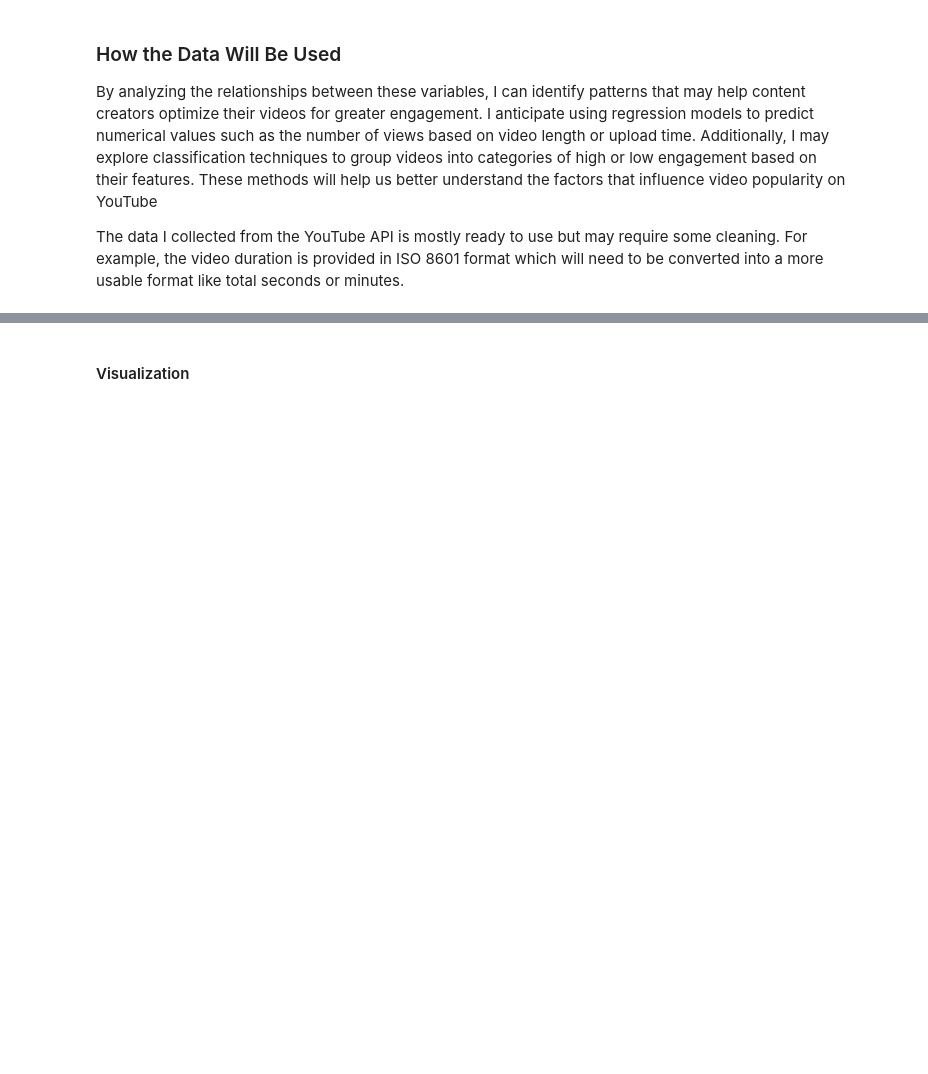
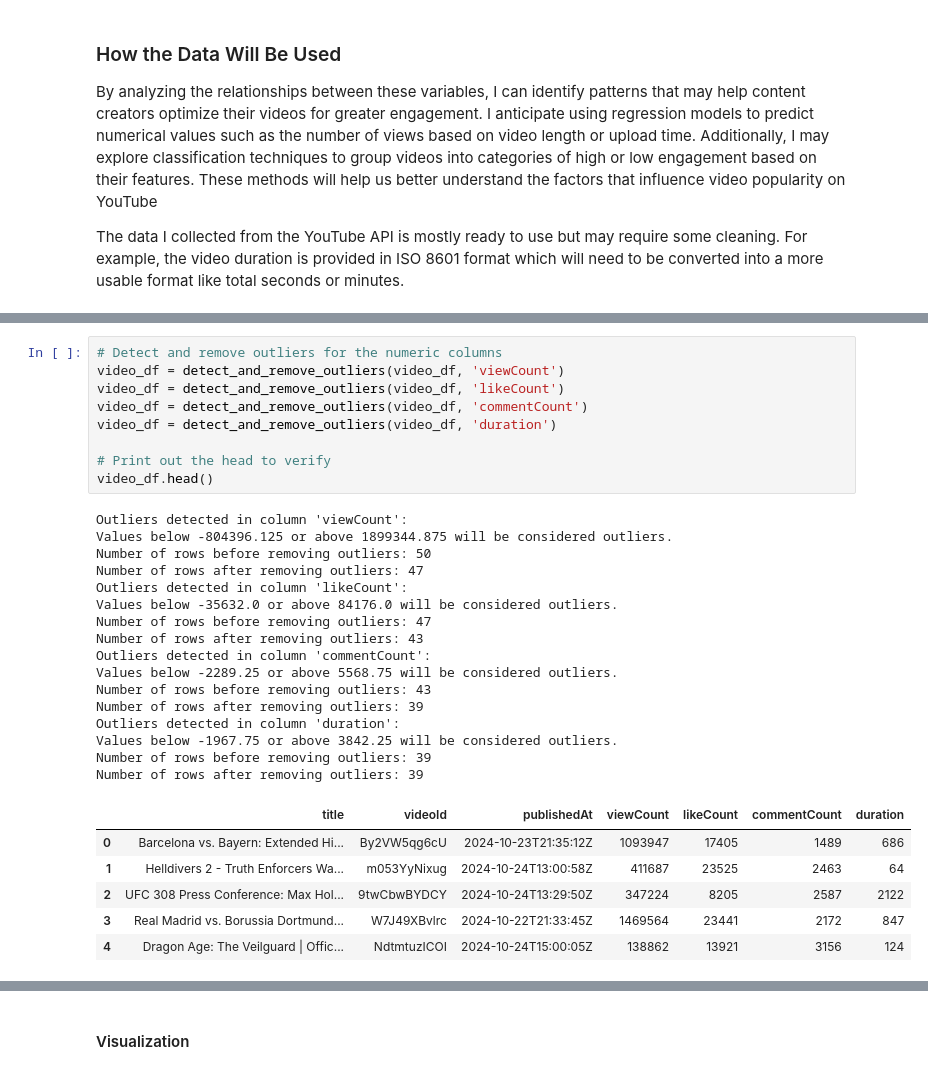
Before and after one commit to hewsAMH/youtubeProject, a Jupyter notebook: youtubeTrendingData.ipynb, the cells around one changed output, grey strips where cells are left out. Drawn from its saved outputs; the diff is of its cells as text; blank space fills up the shorter version.

```diff
--- a/youtubeTrendingData.ipynb
+++ b/youtubeTrendingData.ipynb
@@ -146,0 +238,32 @@ video_df['commentCount'] = pd.to_numeric(video_df['commentCount'], errors='coerc
+# %%
+# Detect and remove outliers for the numeric columns
+video_df = detect_and_remove_outliers(video_df, 'viewCount')
+video_df = detect_and_remove_outliers(video_df, 'likeCount')
+video_df = detect_and_remove_outliers(video_df, 'commentCount')
+video_df = detect_and_remove_outliers(video_df, 'duration')
+
+# Print out the head to verify
+video_df.head()
+# %% [output]
+Outliers detected in column 'viewCount':
+Values below -804396.125 or above 1899344.875 will be considered outliers.
+Number of rows before removing outliers: 50
+Number of rows after removing outliers: 47
+Outliers detected in column 'likeCount':
+Values below -35632.0 or above 84176.0 will be considered outliers.
+Number of rows before removing outliers: 47
+Number of rows after removing outliers: 43
+Outliers detected in column 'commentCount':
+Values below -2289.25 or above 5568.75 will be considered outliers.
+Number of rows before removing outliers: 43
+Number of rows after removing outliers: 39
+Outliers detected in column 'duration':
+Values below -1967.75 or above 3842.25 will be considered outliers.
+Number of rows before removing outliers: 39
+Number of rows after removing outliers: 39
+|  | title | videoId | publishedAt | viewCount | likeCount | commentCount | duration |
+| 0 | Barcelona vs. Bayern: Extended Hi... | By2VW5qg6cU | 2024-10-23T21:35:12Z | 1093947 | 17405 | 1489 | 686 |
+| 1 | Helldivers 2 - Truth Enforcers Wa... | m053YyNixug | 2024-10-24T13:00:58Z | 411687 | 23525 | 2463 | 64 |
+| 2 | UFC 308 Press Conference: Max Hol... | 9twCbwBYDCY | 2024-10-24T13:29:50Z | 347224 | 8205 | 2587 | 2122 |
+| 3 | Real Madrid vs. Borussia Dortmund... | W7J49XBvlrc | 2024-10-22T21:33:45Z | 1469564 | 23441 | 2172 | 847 |
+| 4 | Dragon Age: The Veilguard | Offic... | NdtmtuzICOI | 2024-10-24T15:00:05Z | 138862 | 13921 | 3156 | 124 |
```
Also changed, not shown: parts of 16 cells of this notebook.
